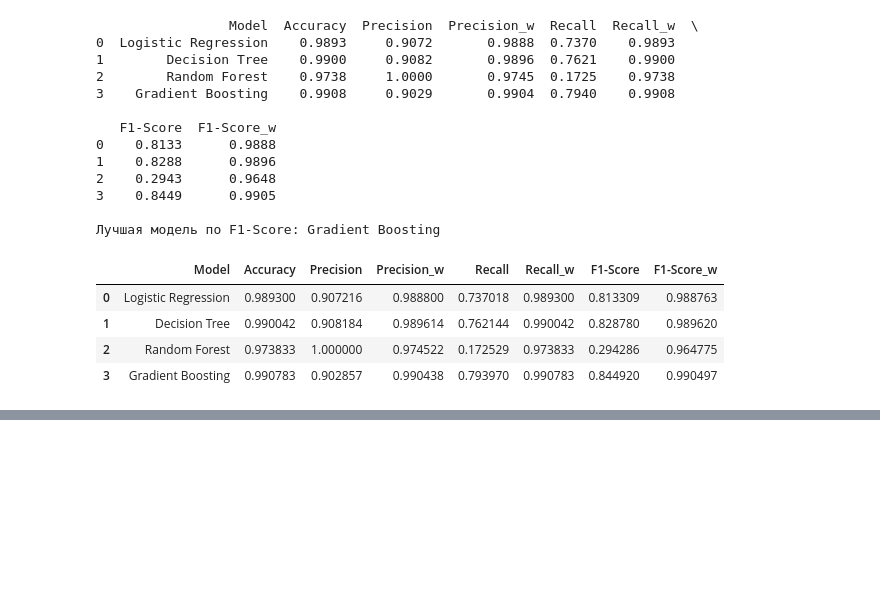
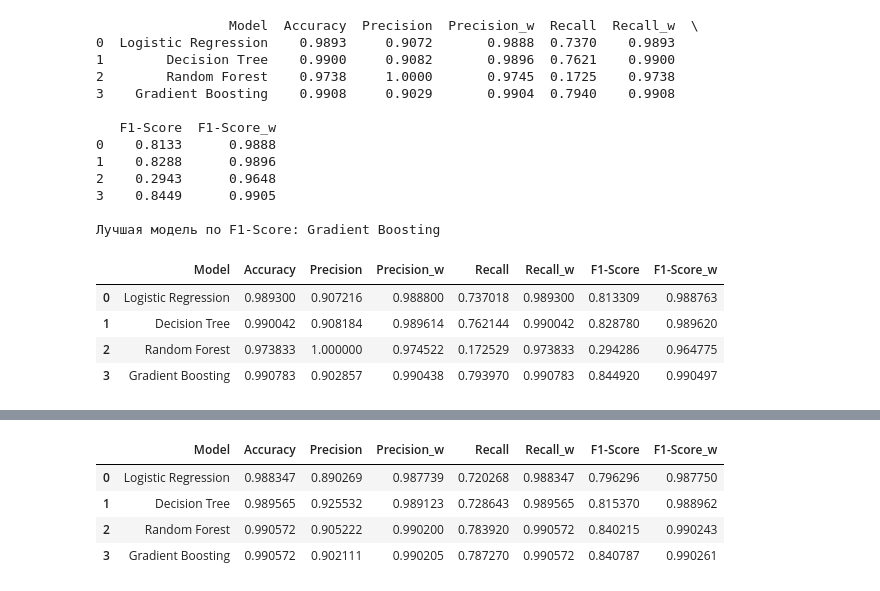
Before and after one commit to arinapa/ml_project_2026, a Jupyter notebook: notebooks/predict_status_optuna.ipynb, the cells around one changed output, grey strips where cells are left out. Cells and saved outputs as stored; diff of their text form; code cells hidden in the pictures; blank space fills up the shorter version.

```diff
--- a/notebooks/predict_status_optuna.ipynb
+++ b/notebooks/predict_status_optuna.ipynb
@@ -446,0 +483,41 @@ results_df
+# %%
+X = df_encoding.drop(columns=['student_id_hash', 'student_status'])
+y = df_encoding['student_status']
+
+
+
+X_train, X_test, y_train, y_test = train_test_split(X, y, test_size=0.3, random_state=42)
+X_train_mini = np.concat((X_train[y_train==0][:20*y_train.sum()], X_train[y_train==1]))
+y_train_mini = np.concat((y_train[y_train==0][:20*y_train.sum()], y_train[y_train==1]))
+models = {
+    'Logistic Regression': LogisticRegression(max_iter=10000, random_state=42),
+    'Decision Tree': DecisionTreeClassifier(max_depth = 6, min_samples_split =  4, min_samples_leaf = 2, criterion = 'entropy', max_features = None),
+    'Random Forest': RandomForestClassifier(n_estimators = 109, max_depth =  16, min_samples_split =  5, min_samples_leaf = 1, max_features = 'log2', bootstrap = True),
+    'Gradient Boosting': GradientBoostingClassifier(n_estimators = 108, learning_rate = 0.03736563332951993,  max_depth = 8, min_samples_split = 13, min_samples_leaf= 6, subsample= 0.6816427025399264, max_features = None)
+}
+
+results = []
+
+for name, model in models.items():
+
+    model.fit(X_train, y_train)
+    y_pred = model.predict(X_test)
+
+
+
+    results.append({
+        'Model': name,
+        'Accuracy': accuracy_score(y_test, y_pred),
+        'Precision': precision_score(y_test, y_pred),
+        'Precision_w': precision_score(y_test, y_pred, average='weighted'),
+        'Recall': recall_score(y_test, y_pred),
+        'Recall_w': recall_score(y_test, y_pred, average='weighted'),
+        'F1-Score': f1_score(y_test, y_pred),
+        'F1-Score_w': f1_score(y_test, y_pred, average='weighted')
+    })
+
+results_df = pd.DataFrame(results)
+print(results_df.round(4))
+
+best_model = results_df.loc[results_df['F1-Score'].idxmax(), 'Model']
+print(f"\nЛучшая модель по F1-Score: {best_model}")
@@ -446,0 +538,8 @@ results_df
+# %%
+pd.DataFrame(results)
+# %% [output]
+|  | Model | Accuracy | Precision | Precision_w | Recall | Recall_w | F1-Score | F1-Score_w |
+| 0 | Logistic Regression | 0.988347 | 0.890269 | 0.987739 | 0.720268 | 0.988347 | 0.796296 | 0.987750 |
+| 1 | Decision Tree | 0.989565 | 0.925532 | 0.989123 | 0.728643 | 0.989565 | 0.815370 | 0.988962 |
+| 2 | Random Forest | 0.990572 | 0.905222 | 0.990200 | 0.783920 | 0.990572 | 0.840215 | 0.990243 |
+| 3 | Gradient Boosting | 0.990572 | 0.902111 | 0.990205 | 0.787270 | 0.990572 | 0.840787 | 0.990261 |
```
Also changed, not shown: parts of 5 cells of this notebook, 1 other file.
